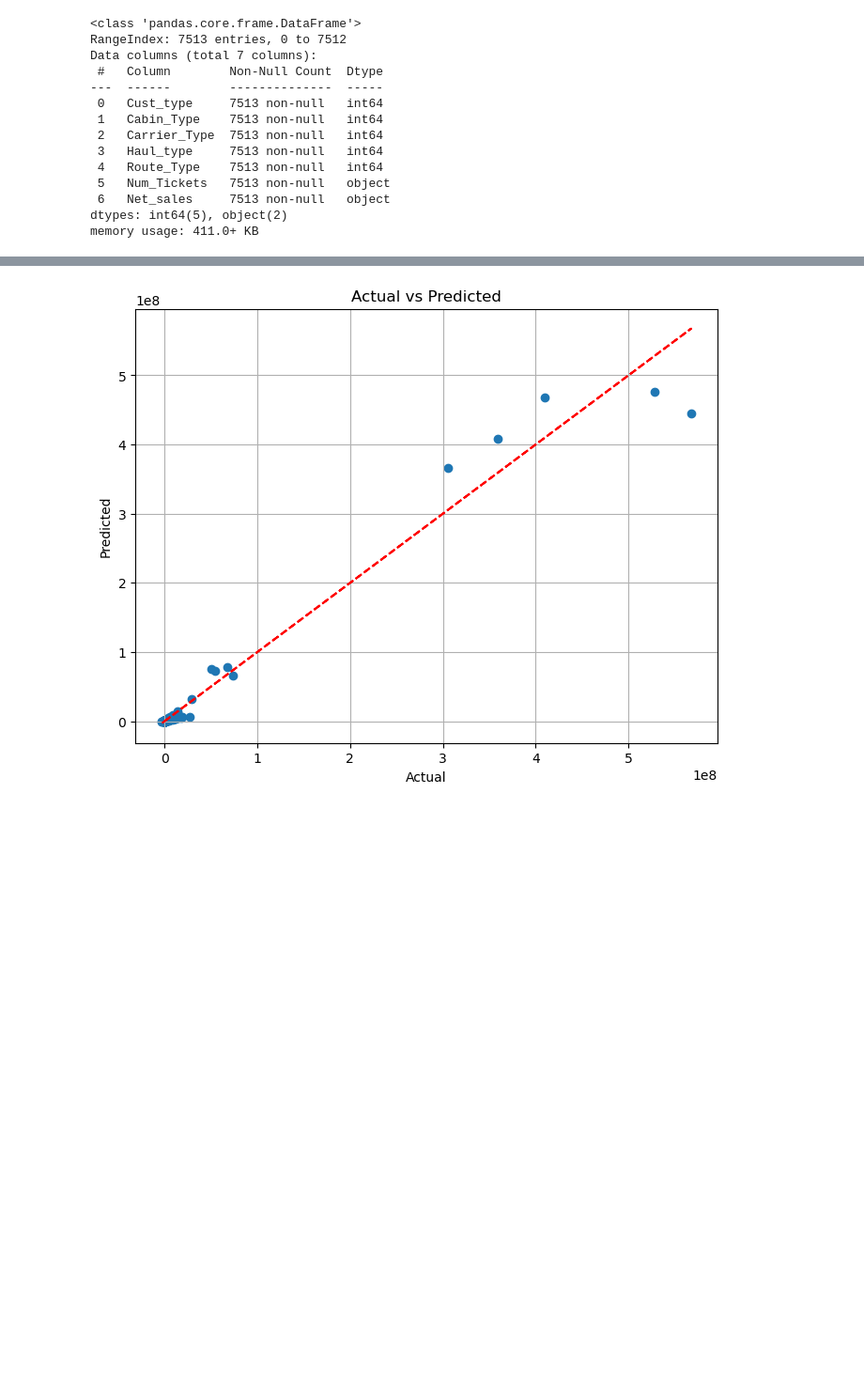
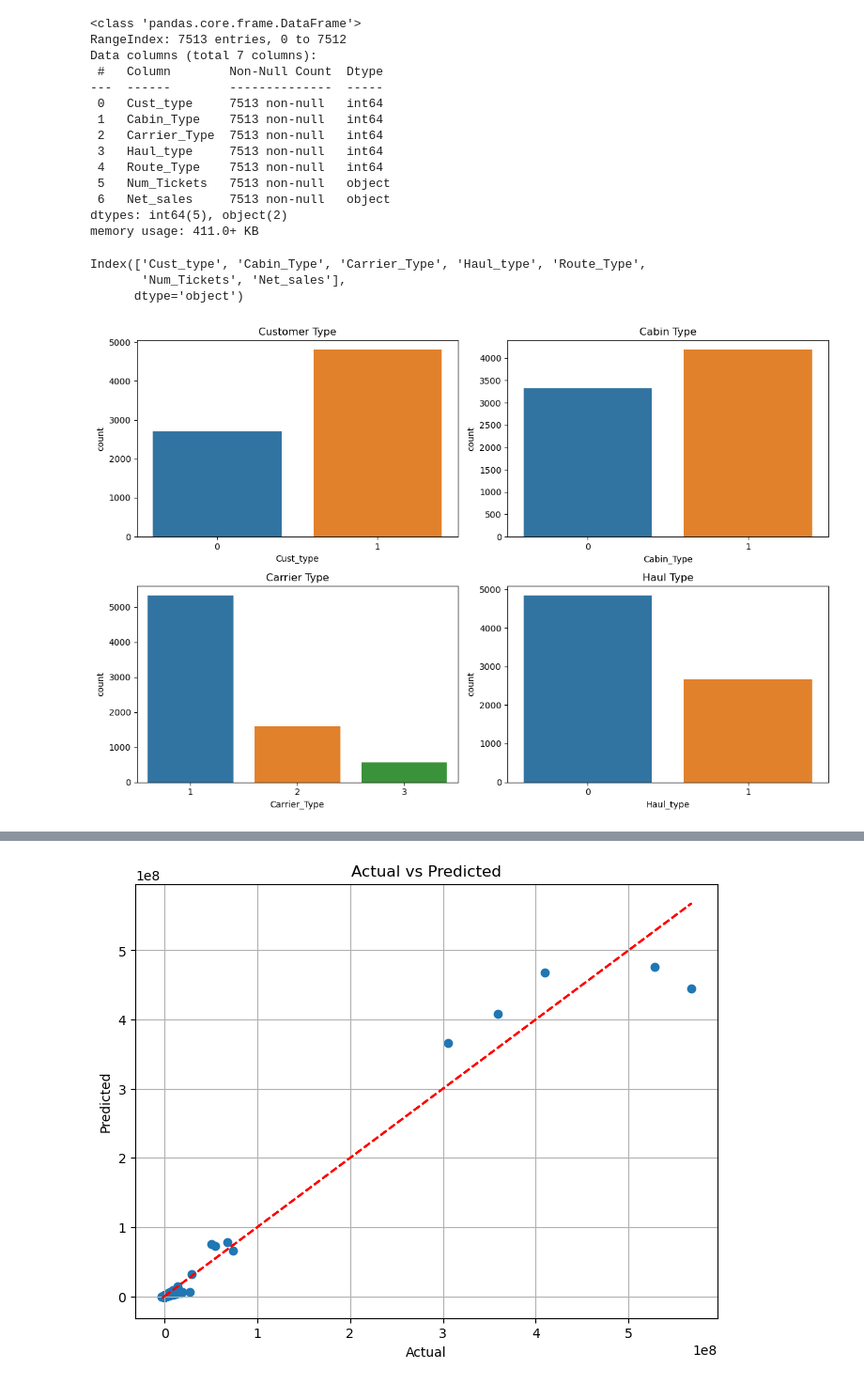
Before and after one commit to MarkPhamm/ML-Deliverable, a Jupyter notebook: Person_1/airline_regression_model.ipynb, the cells around one changed output, grey strips where cells are left out. Shown at 94% size. Cells and saved outputs as stored; diff of their text form; code cells hidden in the pictures; blank space fills up the shorter version.

```diff
--- a/Person_1/airline_regression_model.ipynb
+++ b/Person_1/airline_regression_model.ipynb
@@ -47,9 +48,43 @@ def convert_column_to_int(data, column):
         DataFrame: The DataFrame with the specified column converted to integers.
     """
     # Remove commas and convert to integers
-    data[column] = data[column].astype(str).str.replace(',', '').astype(int)
+    data[column] = data[column].astype(str).str.replace(',', '').astype('int64')
 
     return data
 # %%
 df = convert_column_to_int(df, 'Num_Tickets')
 df = convert_column_to_int(df, 'Net_sales')
+# %%
+df.columns
+# %% [output]
+Index(['Cust_type', 'Cabin_Type', 'Carrier_Type', 'Haul_type', 'Route_Type',
+       'Num_Tickets', 'Net_sales'],
+      dtype='object')
+# %%
+# Plotting
+plt.figure(figsize=(12, 8))
+
+# Plot 1: Count of different customer types
+plt.subplot(2, 2, 1)
+sns.countplot(x='Cust_type', data=df)
+plt.title('Customer Type')
+
+# Plot 2: Count of different cabin types
+plt.subplot(2, 2, 2)
+sns.countplot(x='Cabin_Type', data=df)
+plt.title('Cabin Type')
+
+# Plot 3: Count of different carrier types
+plt.subplot(2, 2, 3)
+sns.countplot(x='Carrier_Type', data=df)
+plt.title('Carrier Type')
+
+# Plot 4: Count of different haul types
+plt.subplot(2, 2, 4)
+sns.countplot(x='Haul_type', data=df)
+plt.title('Haul Type')
+
+plt.tight_layout()
+plt.show()
+# %% [output]
+[figure, added]
```
Also changed, not shown: parts of 2 cells of this notebook.
